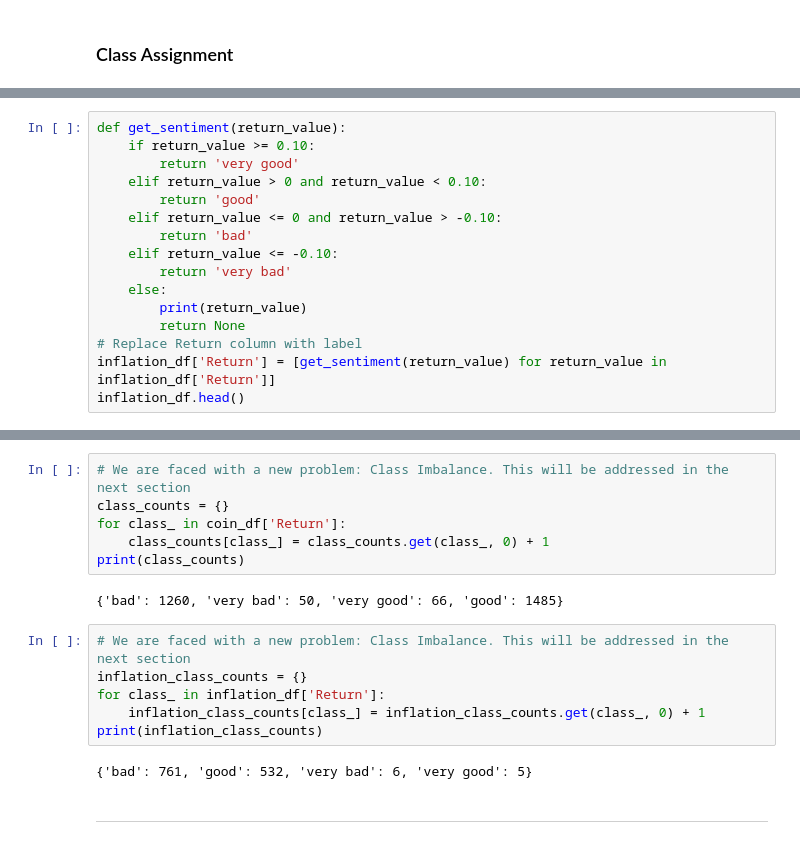
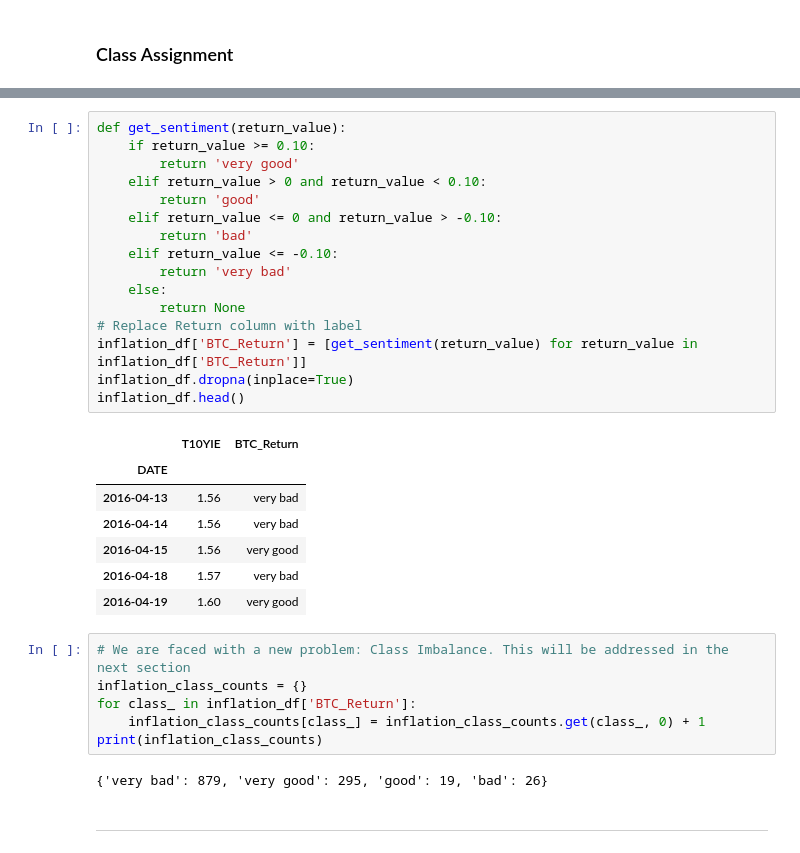
Before and after one commit to rickotten/I513-Project, a Jupyter notebook: Bitcoin-VS-Inflation-Investment-Classification.ipynb, the cells around one changed output, grey strips where cells are left out. Drawn from its saved outputs; the diff is of its cells as text.

```diff
--- a/Bitcoin-VS-Inflation-Investment-Classification.ipynb
+++ b/Bitcoin-VS-Inflation-Investment-Classification.ipynb
@@ -203,16 +119,0 @@ coin_df.head()
-# %%
-def get_sentiment(return_value):
-    if return_value >= 0.10:
-        return 'very good'
-    elif return_value > 0 and return_value < 0.10:
-        return 'good'
-    elif return_value <= 0 and return_value > -0.10:
-        return 'bad'
-    elif return_value <= -0.10:
-        return 'very bad'
-    else:
-        print(return_value)
-        return None
-# Replace Return column with label
-inflation_df['Return'] = [get_sentiment(return_value) for return_value in inflation_df['Return']]
-inflation_df.head()
@@ -227,19 +120,35 @@ inflation_df.head()
-# %%
-# We are faced with a new problem: Class Imbalance. This will be addressed in the next section
-class_counts = {}
-for class_ in coin_df['Return']:
-    class_counts[class_] = class_counts.get(class_, 0) + 1
-print(class_counts)
-# %% [output]
-{'bad': 1260, 'very bad': 50, 'very good': 66, 'good': 1485}
-# %%
-# We are faced with a new problem: Class Imbalance. This will be addressed in the next section
-inflation_class_counts = {}
-for class_ in inflation_df['Return']:
-    inflation_class_counts[class_] = inflation_class_counts.get(class_, 0) + 1
-print(inflation_class_counts)
-# %% [output]
-{'bad': 761, 'good': 532, 'very bad': 6, 'very good': 5}
+# %%
+def get_sentiment(return_value):
+    if return_value >= 0.10:
+        return 'very good'
+    elif return_value > 0 and return_value < 0.10:
+        return 'good'
+    elif return_value <= 0 and return_value > -0.10:
+        return 'bad'
+    elif return_value <= -0.10:
+        return 'very bad'
+    else:
+        return None
+# Replace Return column with label
+inflation_df['BTC_Return'] = [get_sentiment(return_value) for return_value in inflation_df['BTC_Return']]
+inflation_df.dropna(inplace=True)
+inflation_df.head()
+# %% [output]
+|  | T10YIE | BTC_Return |
+| DATE |  |  |
+| 2016-04-13 | 1.56 | very bad |
+| 2016-04-14 | 1.56 | very bad |
+| 2016-04-15 | 1.56 | very good |
+| 2016-04-18 | 1.57 | very bad |
+| 2016-04-19 | 1.60 | very good |
+# %%
+# We are faced with a new problem: Class Imbalance. This will be addressed in the next section
+inflation_class_counts = {}
+for class_ in inflation_df['BTC_Return']:
+    inflation_class_counts[class_] = inflation_class_counts.get(class_, 0) + 1
+print(inflation_class_counts)
+# %% [output]
+{'very bad': 879, 'very good': 295, 'good': 19, 'bad': 26}
 # %% [markdown]
 ---
 # %% [markdown]
```
Also changed, not shown: parts of 45 cells of this notebook.
